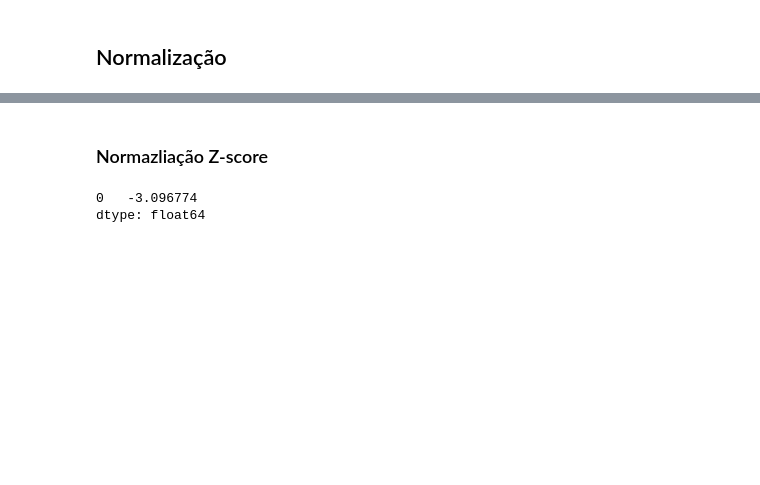
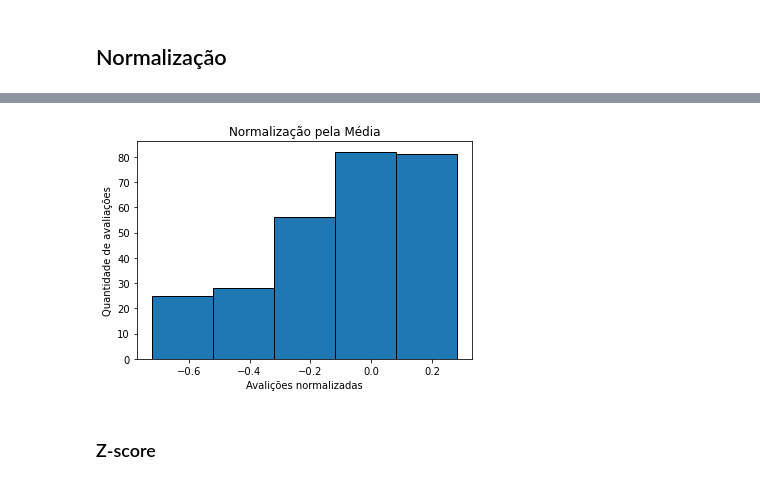
Before and after one commit to gus-phys/AI2-resources, a Jupyter notebook: 02-programacao-python/aula10/ml-100k-pd/ml-100k-pd.ipynb, the cells around one changed output, grey strips where cells are left out. Cells and saved outputs as stored; diff of their text form; code cells hidden in the pictures; blank space fills up the shorter version.

```diff
--- a/02-programacao-python/aula10/ml-100k-pd/ml-100k-pd.ipynb
+++ b/02-programacao-python/aula10/ml-100k-pd/ml-100k-pd.ipynb
@@ -801,4 +822,27 @@ dtype: float64
+# %%
+# Define uma função que normaliza, pelo método máximo-mínimo, as avaliações
+def graph_mean(m_id):
+    idx = m_id - 1
+    movie = cond_item.loc[cond_item['movie id'] == m_id]
+    nm = data.loc[idx:idx,:].apply(lambda x: (x - movie['mean rating'])/(movie['max rating'] - movie['min rating'])).dropna(axis=1).iloc[:,0:-4]
+
+    # Dados para o eixo 'y'
+    y = nm.T
+
+    # Histograma do Matplotlib
+    plot = plt.hist(y, edgecolor='black', bins=5)
+
+    # Nomes dos eixos
+    plt.title('Normalização pela Média')
+    plt.xlabel('Avalições normalizadas')
+    plt.ylabel('Quantidade de avaliações')
+
+    return(plt.show())
+# %%
+graph_mean(1)
+# %% [output]
+[figure, added]
 # %% [markdown]
-### Normazliação Z-score
+### Z-score
 # %%
 # Define uma função que normaliza, pelo Z-Score, as avaliações
@@ -808,7 +853,2 @@ def norm_stand(a, m_id):
     return(ns)
-# %%
-norm_stand(1,1)
-# %% [output]
-0   -3.096774
-dtype: float64
 # %%
```
Also changed, not shown: parts of 24 cells of this notebook, 1 other file.
